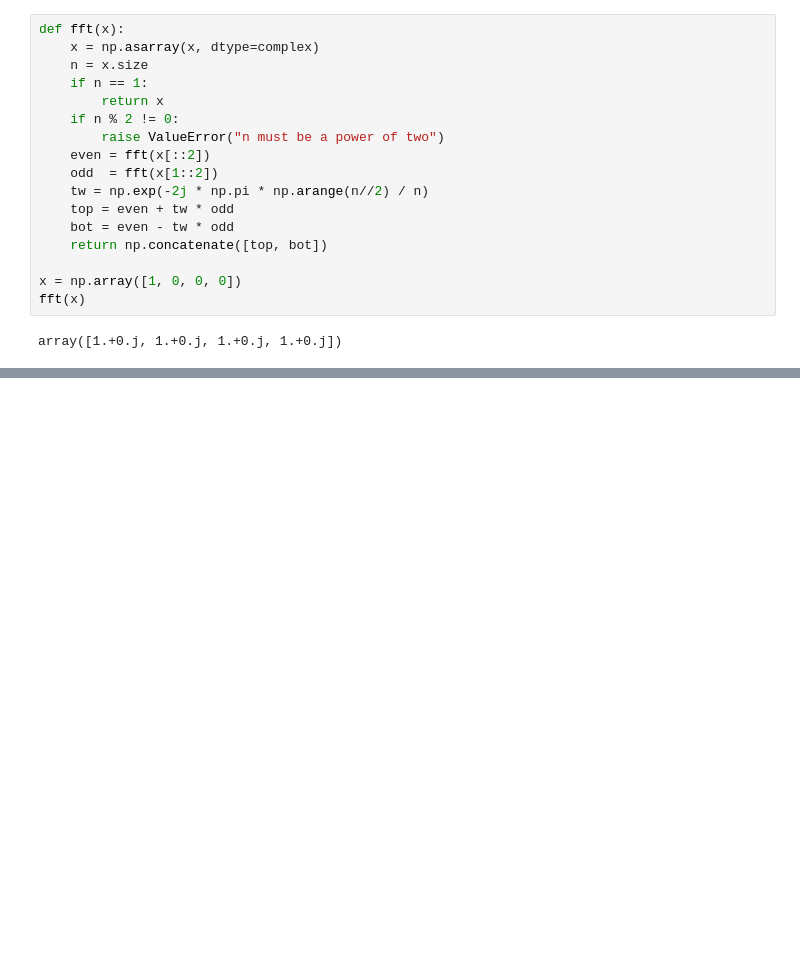
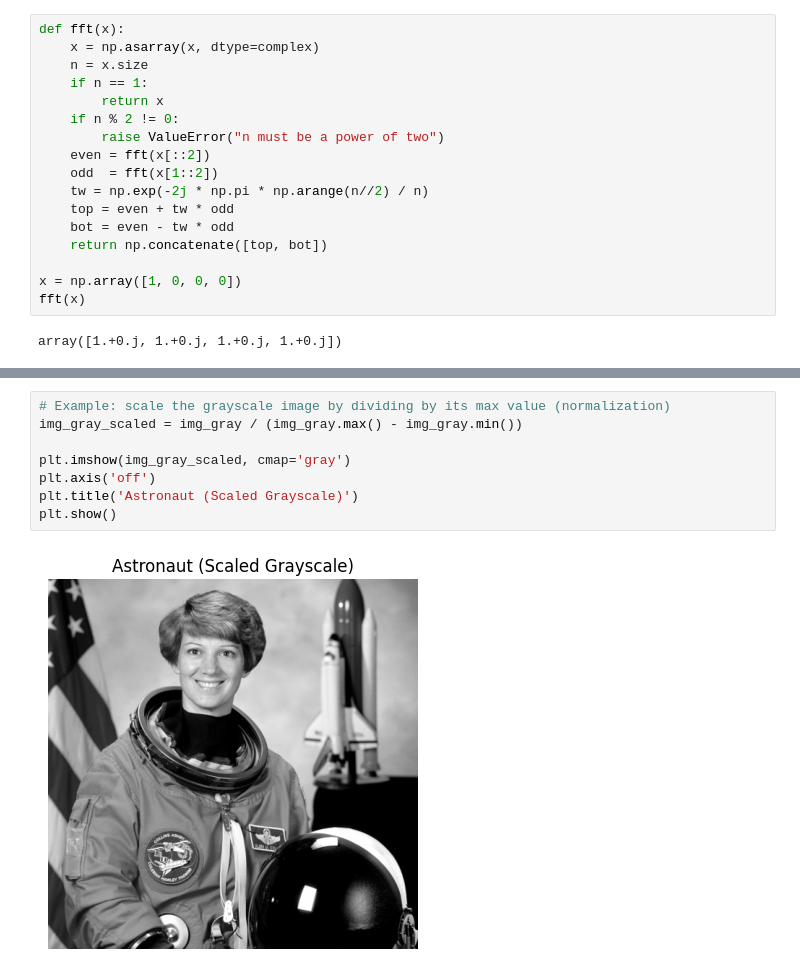
Before and after one commit to dwight-foster/linear-algebra-concepts-in-code, a Jupyter notebook: strang_practice.ipynb, the cells around one changed output, grey strips where cells are left out. Drawn from its saved outputs; the diff is of its cells as text; blank space fills up the shorter version.

```diff
--- a/strang_practice.ipynb
+++ b/strang_practice.ipynb
@@ -809,0 +897,10 @@ Size 256:
+# %%
+# Example: scale the grayscale image by dividing by its max value (normalization)
+img_gray_scaled = img_gray / (img_gray.max() - img_gray.min())
+
+plt.imshow(img_gray_scaled, cmap='gray')
+plt.axis('off')
+plt.title('Astronaut (Scaled Grayscale)')
+plt.show()
+# %% [output]
+[figure, added]
```
Also changed, not shown: parts of 31 cells of this notebook, 1 other file.
